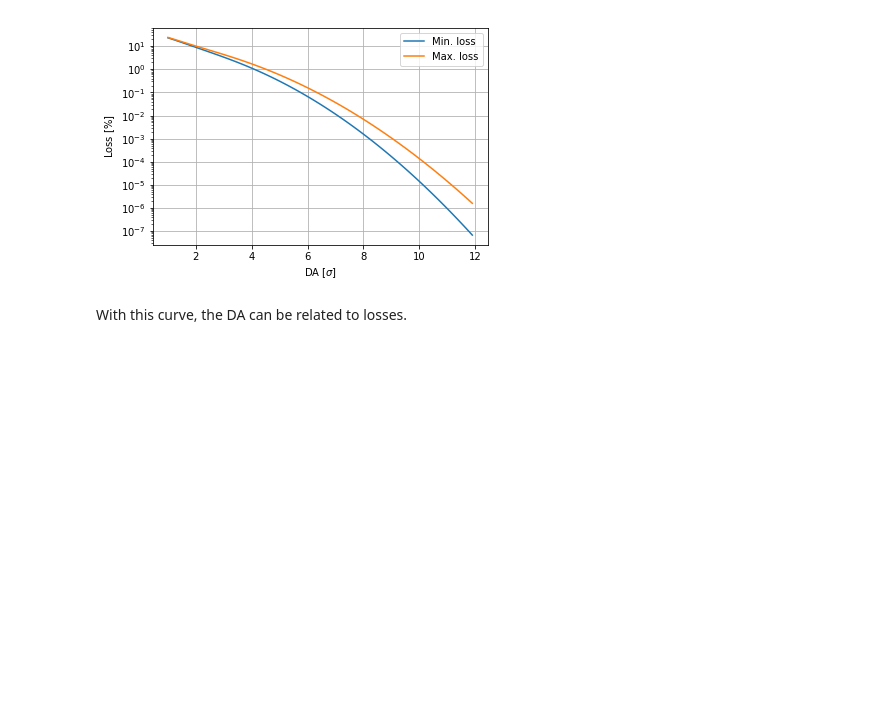
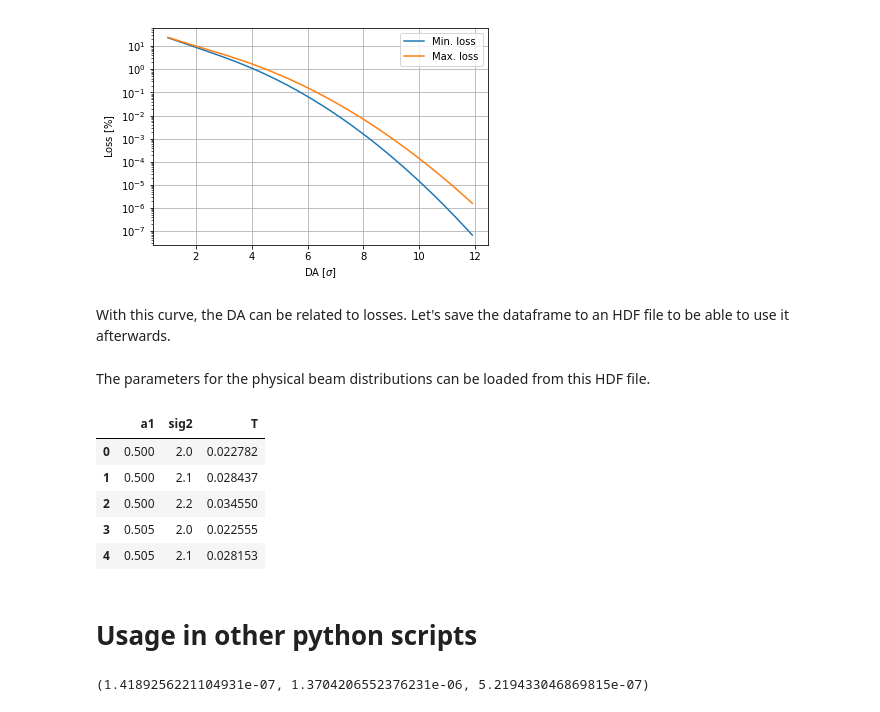
Before and after one commit to mtitze/HL-LHC, a Jupyter notebook: analysis_distributions.ipynb, the cells around one changed output. Drawn from its saved outputs; the diff is of its cells as text; code cells hidden in the pictures; blank space fills up the shorter version.

Commit message:
made dist module in sixdesk package operationable

```diff
--- a/analysis_distributions.ipynb
+++ b/analysis_distributions.ipynb
@@ -266,4 +268,4 @@ plt.show()
 # %% [output]
 [figure]
 # %% [markdown]
-With this curve, the DA can be related to losses.
+With this curve, the DA can be related to losses. Let's save the dataframe to an HDF file to be able to use it afterwards.
@@ -269,0 +276,15 @@ With this curve, the DA can be related to losses.
+# %% [markdown]
+The parameters for the physical beam distributions can be loaded from this HDF file.
+# %%
+hdf = pd.HDFStore('resources/distributions.h5')
+# %%
+hdf['physical_dgauss_params'].head()
+# %% [output]
+|  | a1 | sig2 | T |
+| 0 | 0.500 | 2.0 | 0.022782 |
+| 1 | 0.500 | 2.1 | 0.028437 |
+| 2 | 0.500 | 2.2 | 0.034550 |
+| 3 | 0.505 | 2.0 | 0.022555 |
+| 4 | 0.505 | 2.1 | 0.028153 |
+# %% [markdown]
+# Usage in other python scripts
@@ -269,0 +293,4 @@ With this curve, the DA can be related to losses.
+# %%
+dist.get_loss_from_da(10)
+# %% [output]
+(1.4189256221104931e-07, 1.3704206552376231e-06, 5.219433046869815e-07)
```
Also changed, not shown: parts of 5 cells of this notebook, 4 other files.
